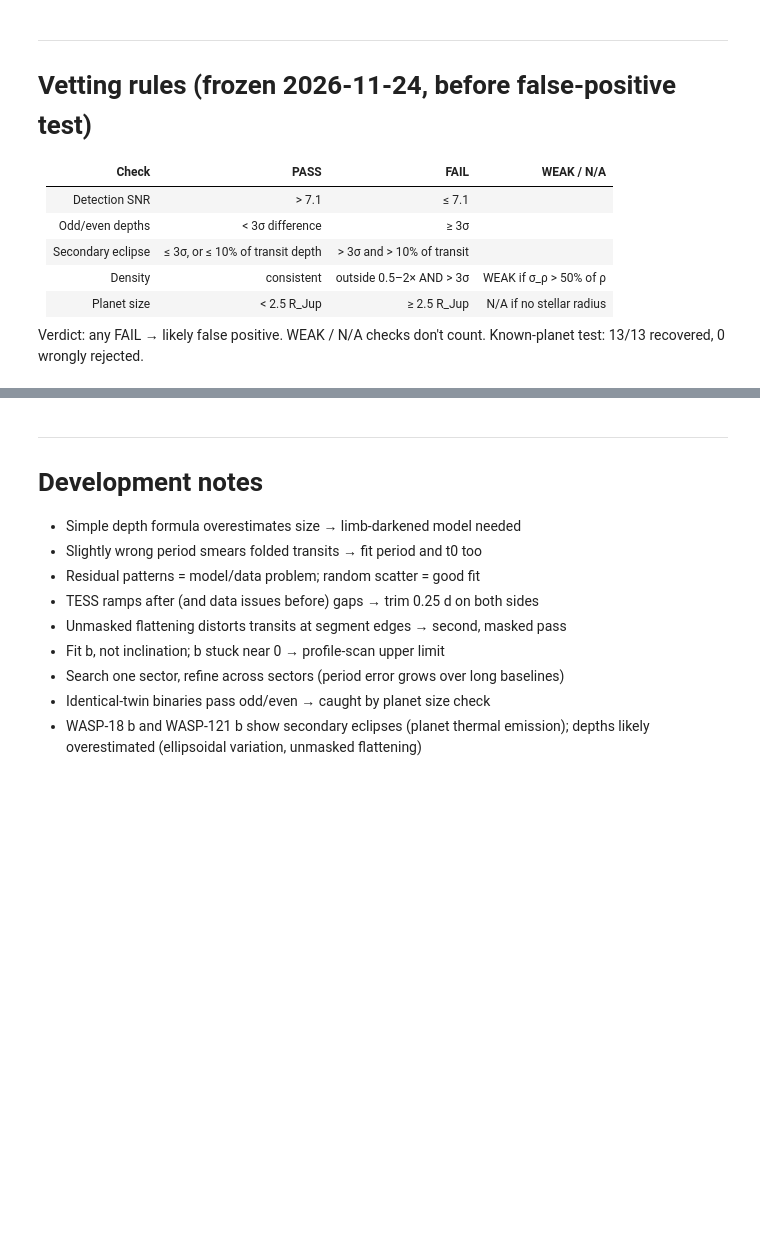
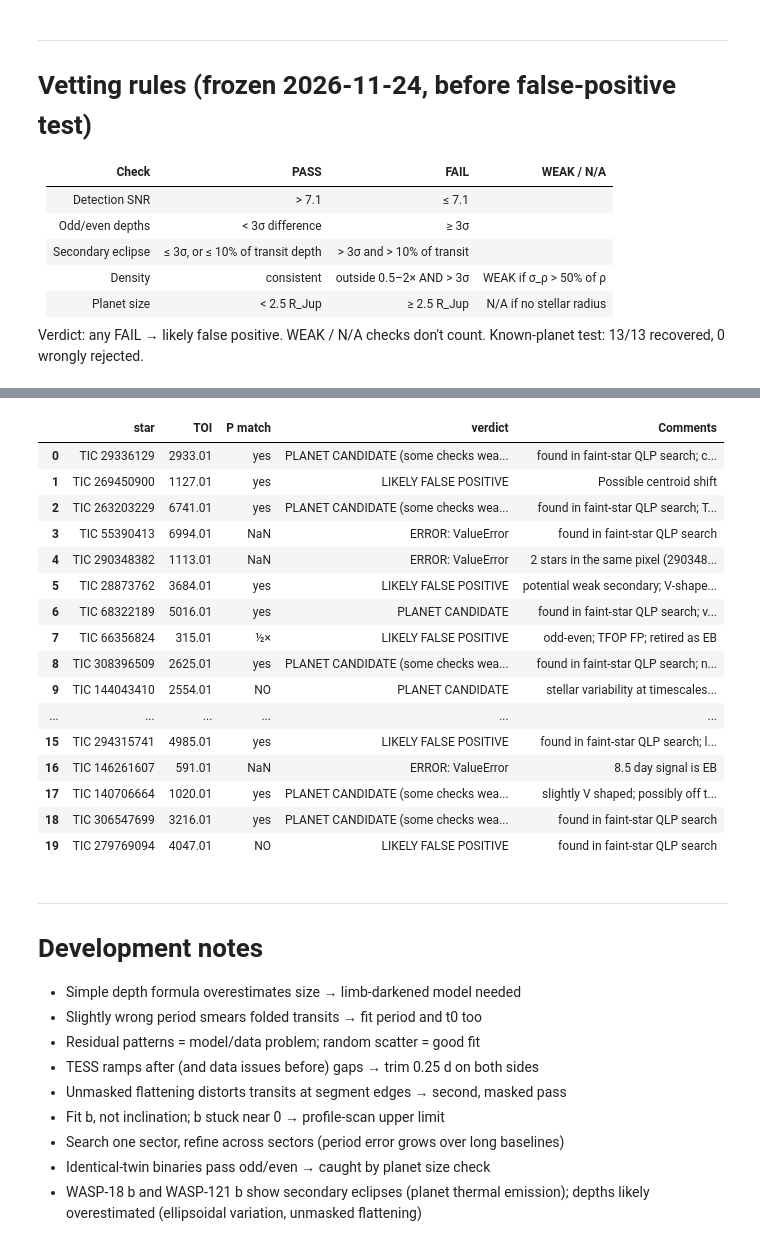
Before and after one commit to JulienRequa/exoplanet-search, a Jupyter notebook: pipeline.ipynb, the cells around one changed output, grey strips where cells are left out. Saved outputs shown, nothing was run; the diff lists cells and outputs as text; code cells hidden in the pictures; blank space fills up the shorter version.

```diff
--- a/pipeline.ipynb
+++ b/pipeline.ipynb
@@ -577,0 +671,23 @@ Known-planet test: 13/13 recovered, 0 wrongly rejected.
+# %%
+sample["star"] = ["TIC " + str(int(x)) for x in sample["TIC ID"]]
+merged = fp_summary.merge(sample[["star", "TOI", "Comments"]], on="star")
+pd.set_option("display.max_colwidth", 200)
+merged[["star", "TOI", "P match", "verdict", "Comments"]]
+# %% [output]
+|  | star | TOI | P match | verdict | Comments |
+| 0 | TIC 29336129 | 2933.01 | yes | PLANET CANDIDATE (some checks wea... | found in faint-star QLP search; c... |
+| 1 | TIC 269450900 | 1127.01 | yes | LIKELY FALSE POSITIVE | Possible centroid shift |
+| 2 | TIC 263203229 | 6741.01 | yes | PLANET CANDIDATE (some checks wea... | found in faint-star QLP search; T... |
+| 3 | TIC 55390413 | 6994.01 | NaN | ERROR: ValueError | found in faint-star QLP search |
+| 4 | TIC 290348382 | 1113.01 | NaN | ERROR: ValueError | 2 stars in the same pixel (290348... |
+| 5 | TIC 28873762 | 3684.01 | yes | LIKELY FALSE POSITIVE | potential weak secondary; V-shape... |
+| 6 | TIC 68322189 | 5016.01 | yes | PLANET CANDIDATE | found in faint-star QLP search; v... |
+| 7 | TIC 66356824 | 315.01 | ½× | LIKELY FALSE POSITIVE | odd-even; TFOP FP; retired as EB |
+| 8 | TIC 308396509 | 2625.01 | yes | PLANET CANDIDATE (some checks wea... | found in faint-star QLP search; n... |
+| 9 | TIC 144043410 | 2554.01 | NO | PLANET CANDIDATE | stellar variability at timescales... |
+| ... | ... | ... | ... | ... | ... |
+| 15 | TIC 294315741 | 4985.01 | yes | LIKELY FALSE POSITIVE | found in faint-star QLP search; l... |
+| 16 | TIC 146261607 | 591.01 | NaN | ERROR: ValueError | 8.5 day signal is EB |
+| 17 | TIC 140706664 | 1020.01 | yes | PLANET CANDIDATE (some checks wea... | slightly V shaped; possibly off t... |
+| 18 | TIC 306547699 | 3216.01 | yes | PLANET CANDIDATE (some checks wea... | found in faint-star QLP search |
+| 19 | TIC 279769094 | 4047.01 | NO | LIKELY FALSE POSITIVE | found in faint-star QLP search |
```
Also changed, not shown: parts of 7 cells of this notebook.
